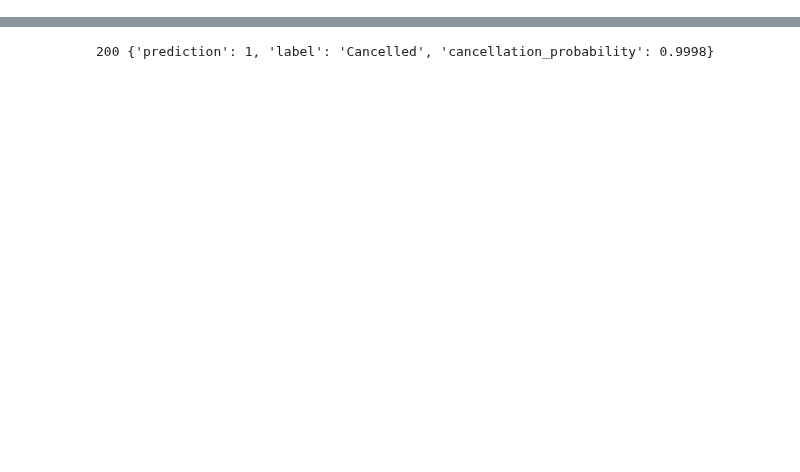
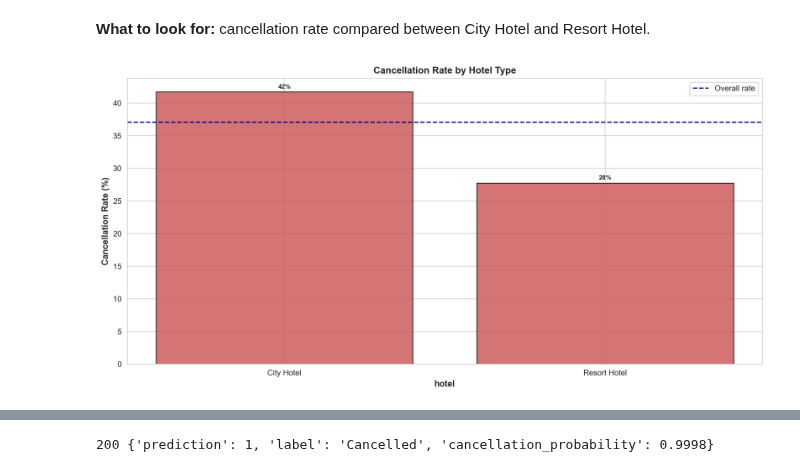
Before and after one commit to ArjunMakadia20/hotel_booking_and_concierge_copilot, a Jupyter notebook: notebooks/hotel_booking_and_concierge_copilot_eda.ipynb, the cells around one changed output, grey strips where cells are left out. Saved outputs shown, nothing was run; the diff lists cells and outputs as text; code cells hidden in the pictures; blank space fills up the shorter version.

```diff
--- a/notebooks/hotel_booking_and_concierge_copilot_eda.ipynb
+++ b/notebooks/hotel_booking_and_concierge_copilot_eda.ipynb
@@ -308,0 +223,6 @@ Demonstrated in-process below with FastAPI's `TestClient` (no server needed to r
+# %% [markdown]
+**What to look for:** cancellation rate compared between City Hotel and Resort Hotel.
+# %%
+display(Image(filename=str(reports_dir / "cancellation_rate_by_hotel_type.png")))
+# %% [output]
+[figure, added]
```
Also changed, not shown: parts of 119 cells of this notebook, 2 other files.
